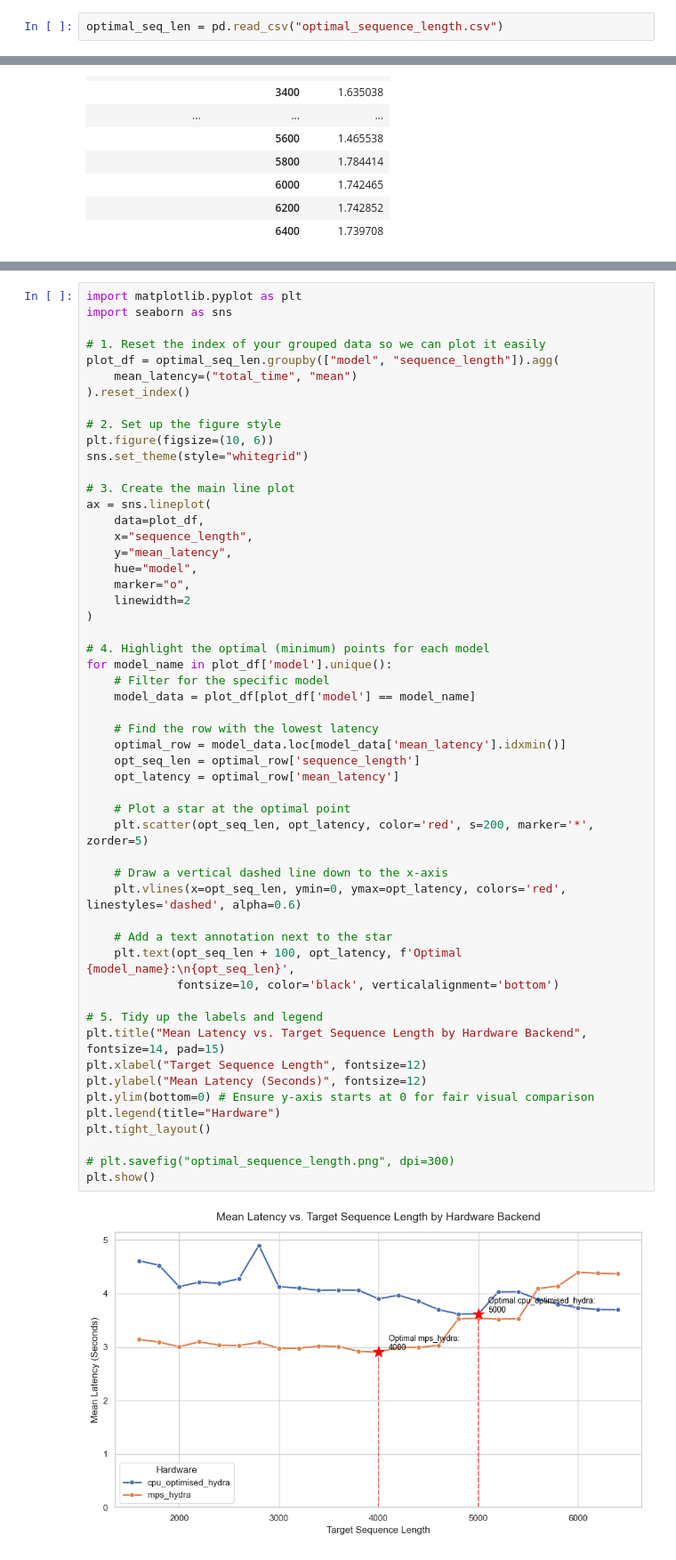
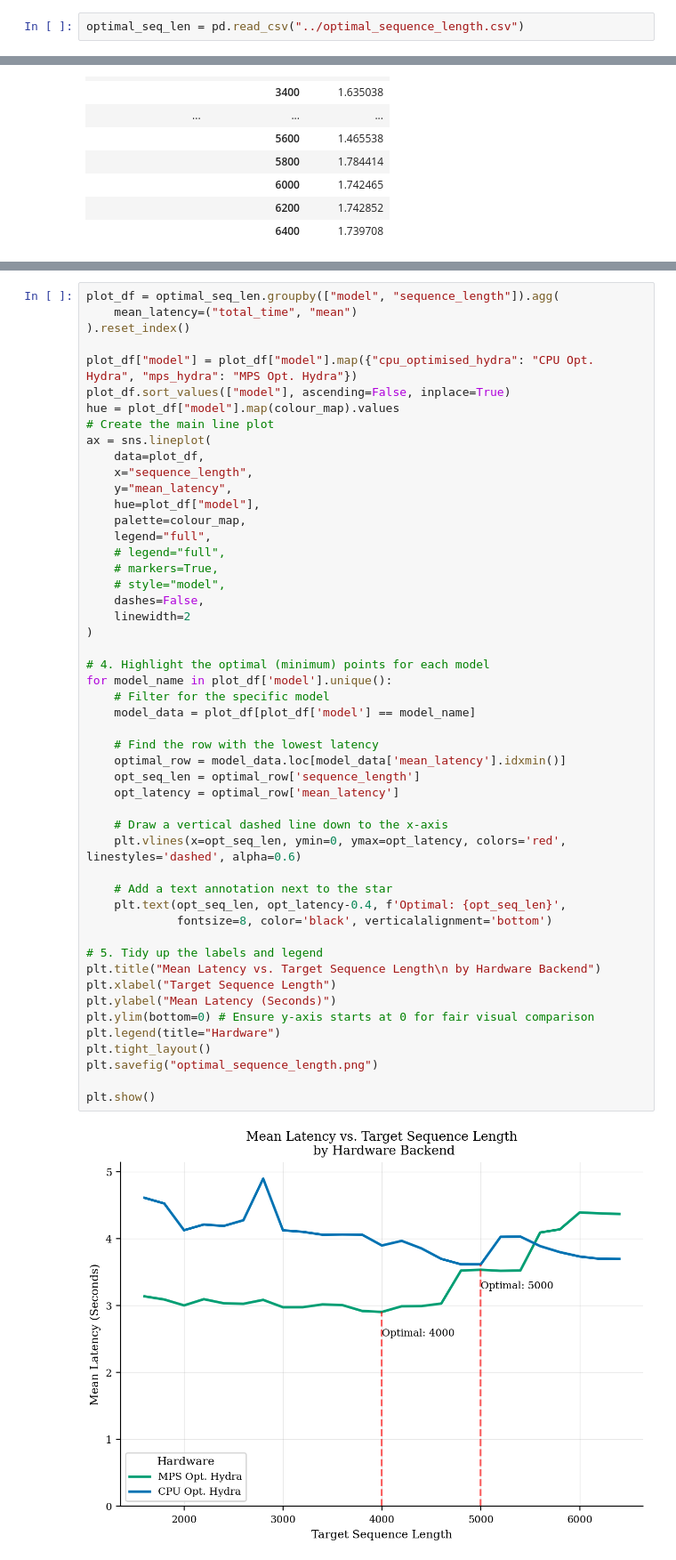
Before and after one commit to philiplynch01/ts_assignment, a Jupyter notebook: experiments/results/eda/optimal_seq_length.ipynb, the cells around one changed output, grey strips where cells are left out. Shown at 89% size. Cells and saved outputs as stored; diff of their text form.

```diff
--- a/experiments/results/eda/optimal_seq_length.ipynb
+++ b/experiments/results/eda/optimal_seq_length.ipynb
@@ -44,7 +39,7 @@ subsamples
  'HandOutlines',
  'Rock']
 # %%
-optimal_seq_len = pd.read_csv("optimal_sequence_length.csv")
+optimal_seq_len = pd.read_csv("../optimal_sequence_length.csv")
 # %%
 optimal_seq_len.head()
 # %% [output]
@@ -80,55 +186,52 @@ optimal_seq_len.groupby(["model", "sequence_length"]).agg(
 # %%
-import matplotlib.pyplot as plt
-import seaborn as sns
-
-# 1. Reset the index of your grouped data so we can plot it easily
 plot_df = optimal_seq_len.groupby(["model", "sequence_length"]).agg(
     mean_latency=("total_time", "mean")
 ).reset_index()
 
-# 2. Set up the figure style
-plt.figure(figsize=(10, 6))
-sns.set_theme(style="whitegrid")
-
-# 3. Create the main line plot
+plot_df["model"] = plot_df["model"].map({"cpu_optimised_hydra": "CPU Opt. Hydra", "mps_hydra": "MPS Opt. Hydra"})
+plot_df.sort_values(["model"], ascending=False, inplace=True)
+hue = plot_df["model"].map(colour_map).values
+# Create the main line plot
 ax = sns.lineplot(
     data=plot_df,
     x="sequence_length",
     y="mean_latency",
-    hue="model",
-    marker="o",
+    hue=plot_df["model"],
+    palette=colour_map,
+    legend="full",
+    # legend="full",
+    # markers=True,
+    # style="model",
+    dashes=False,
     linewidth=2
 )
 
 # 4. Highlight the optimal (minimum) points for each model
 for model_name in plot_df['model'].unique():
     # Filter for the specific model
     model_data = plot_df[plot_df['model'] == model_name]
 
     # Find the row with the lowest latency
     optimal_row = model_data.loc[model_data['mean_latency'].idxmin()]
     opt_seq_len = optimal_row['sequence_length']
     opt_latency = optimal_row['mean_latency']
 
-    # Plot a star at the optimal point
-    plt.scatter(opt_seq_len, opt_latency, color='red', s=200, marker='*', zorder=5)
-
     # Draw a vertical dashed line down to the x-axis
     plt.vlines(x=opt_seq_len, ymin=0, ymax=opt_latency, colors='red', linestyles='dashed', alpha=0.6)
 
     # Add a text annotation next to the star
-    plt.text(opt_seq_len + 100, opt_latency, f'Optimal {model_name}:\n{opt_seq_len}',
-             fontsize=10, color='black', verticalalignment='bottom')
+    plt.text(opt_seq_len, opt_latency-0.4, f'Optimal: {opt_seq_len}',
+             fontsize=8, color='black', verticalalignment='bottom')
 
 # 5. Tidy up the labels and legend
-plt.title("Mean Latency vs. Target Sequence Length by Hardware Backend", fontsize=14, pad=15)
-plt.xlabel("Target Sequence Length", fontsize=12)
-plt.ylabel("Mean Latency (Seconds)", fontsize=12)
+plt.title("Mean Latency vs. Target Sequence Length\n by Hardware Backend")
+plt.xlabel("Target Sequence Length")
+plt.ylabel("Mean Latency (Seconds)")
 plt.ylim(bottom=0) # Ensure y-axis starts at 0 for fair visual comparison
 plt.legend(title="Hardware")
 plt.tight_layout()
+plt.savefig("optimal_sequence_length.png")
 
-# plt.savefig("optimal_sequence_length.png", dpi=300)
 plt.show()
 # %% [output]
-[figure, old version]
+[figure, new version]
```
Also changed, not shown: parts of 7 cells of this notebook, 8 other files.
